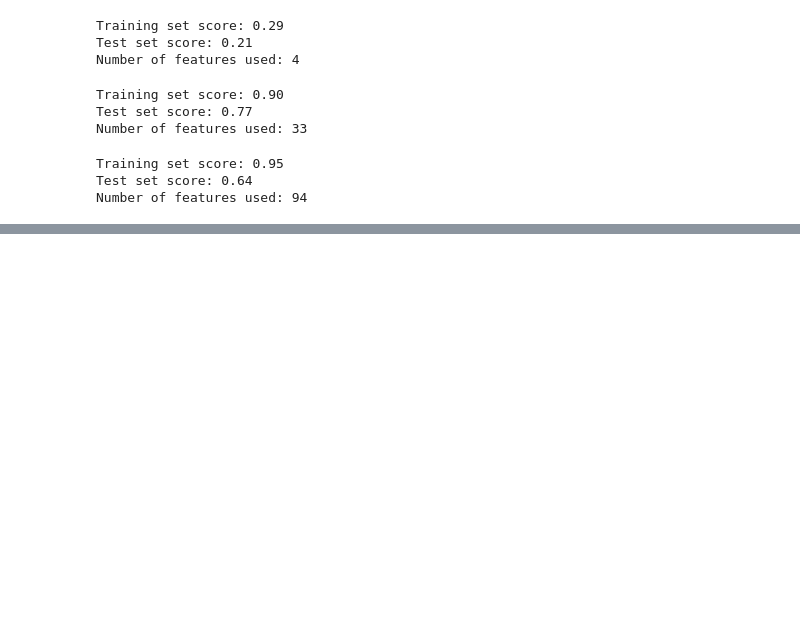
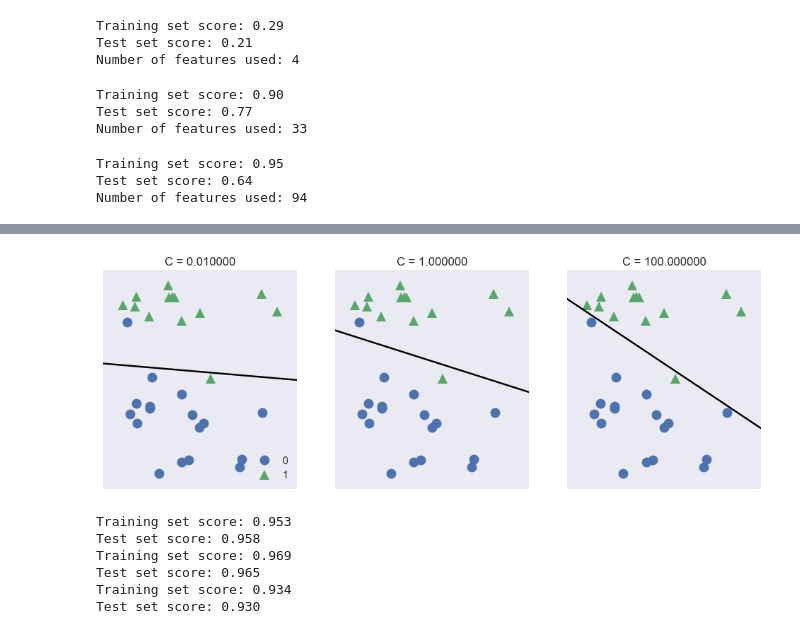
Before and after one commit to alvin319/book-notes, a Jupyter notebook: IntroductionToMachineLearningWithPython/supervised_learning.ipynb, the cells around one changed output, grey strips where cells are left out. Cells and saved outputs as stored; diff of their text form; code cells hidden in the pictures; blank space fills up the shorter version.

```diff
--- a/IntroductionToMachineLearningWithPython/supervised_learning.ipynb
+++ b/IntroductionToMachineLearningWithPython/supervised_learning.ipynb
@@ -300,0 +336,29 @@ Number of features used: 94
+# %%
+mglearn.plots.plot_linear_svc_regularization()
+# %% [output]
+[figure, added]
+# %%
+from sklearn.datasets import load_breast_cancer
+
+cancer = load_breast_cancer()
+X_train, X_test, y_train, y_test = train_test_split(
+cancer.data, cancer.target, stratify=cancer.target, random_state=42)
+
+logreg_clf = LogisticRegression().fit(X_train, y_train)
+print('Training set score: {:.3f}'.format(logreg_clf.score(X_train, y_train)))
+print('Test set score: {:.3f}'.format(logreg_clf.score(X_test, y_test)))
+
+logreg_clf_100 = LogisticRegression(C=100).fit(X_train, y_train)
+print('Training set score: {:.3f}'.format(logreg_clf_100.score(X_train, y_train)))
+print('Test set score: {:.3f}'.format(logreg_clf_100.score(X_test, y_test)))
+
+logreg_clf_001 = LogisticRegression(C=0.01).fit(X_train, y_train)
+print('Training set score: {:.3f}'.format(logreg_clf_001.score(X_train, y_train)))
+print('Test set score: {:.3f}'.format(logreg_clf_001.score(X_test, y_test)))
+# %% [output]
+Training set score: 0.953
+Test set score: 0.958
+Training set score: 0.969
+Test set score: 0.965
+Training set score: 0.934
+Test set score: 0.930
```
Also changed, not shown: parts of 24 cells of this notebook, 3 other files.
